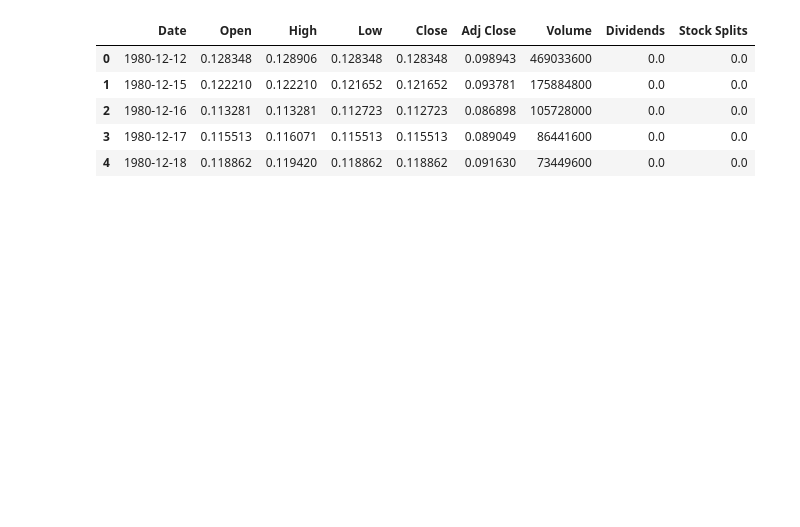
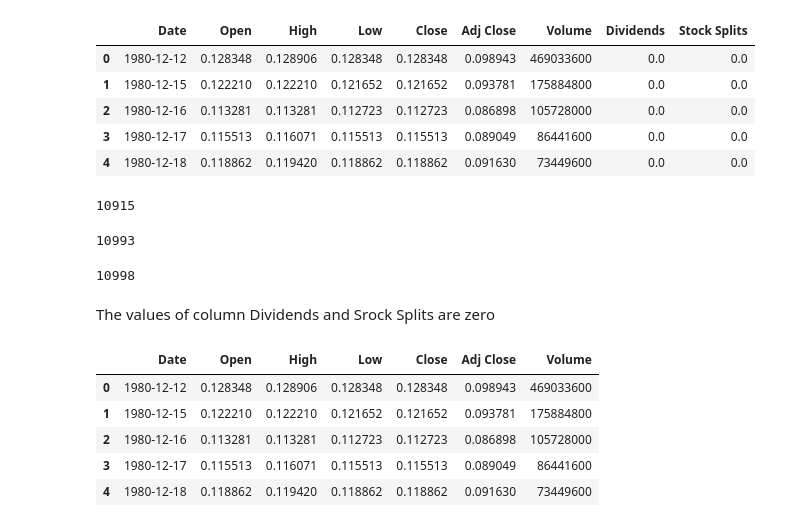
Before and after one commit to wendirad/weekOne, a Jupyter notebook: notebooks/chall2.ipynb, the cells around one changed output. Saved outputs shown, nothing was run; the diff lists cells and outputs as text; code cells hidden in the pictures; blank space fills up the shorter version.

```diff
--- a/notebooks/chall2.ipynb
+++ b/notebooks/chall2.ipynb
@@ -16,3 +16,27 @@ data.head()
 | 2 | 1980-12-16 | 0.113281 | 0.113281 | 0.112723 | 0.112723 | 0.086898 | 105728000 | 0.0 | 0.0 |
 | 3 | 1980-12-17 | 0.115513 | 0.116071 | 0.115513 | 0.115513 | 0.089049 | 86441600 | 0.0 | 0.0 |
 | 4 | 1980-12-18 | 0.118862 | 0.119420 | 0.118862 | 0.118862 | 0.091630 | 73449600 | 0.0 | 0.0 |
+# %%
+(data['Dividends'] == 0).sum()
+# %% [output]
+10915
+# %%
+(data['Stock Splits'] == 0).sum()
+# %% [output]
+10993
+# %%
+len(data)
+# %% [output]
+10998
+# %% [markdown]
+The values of column Dividends and Srock Splits are zero
+# %%
+data.drop(['Dividends', 'Stock Splits'], axis=1, inplace=True)
+data.head()
+# %% [output]
+|  | Date | Open | High | Low | Close | Adj Close | Volume |
+| 0 | 1980-12-12 | 0.128348 | 0.128906 | 0.128348 | 0.128348 | 0.098943 | 469033600 |
+| 1 | 1980-12-15 | 0.122210 | 0.122210 | 0.121652 | 0.121652 | 0.093781 | 175884800 |
+| 2 | 1980-12-16 | 0.113281 | 0.113281 | 0.112723 | 0.112723 | 0.086898 | 105728000 |
+| 3 | 1980-12-17 | 0.115513 | 0.116071 | 0.115513 | 0.115513 | 0.089049 | 86441600 |
+| 4 | 1980-12-18 | 0.118862 | 0.119420 | 0.118862 | 0.118862 | 0.091630 | 73449600 |
```
Also changed, not shown: parts of 10 cells of this notebook.
